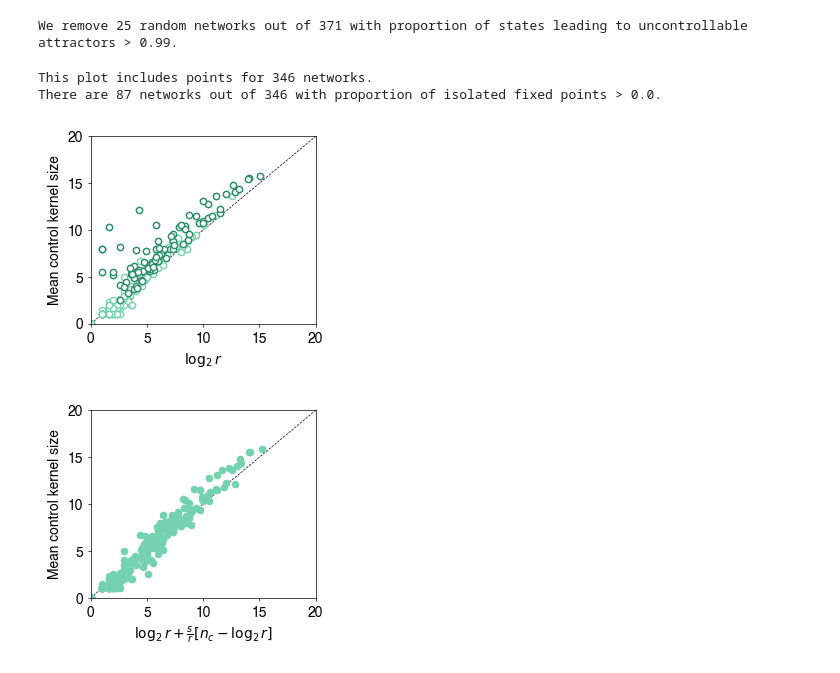
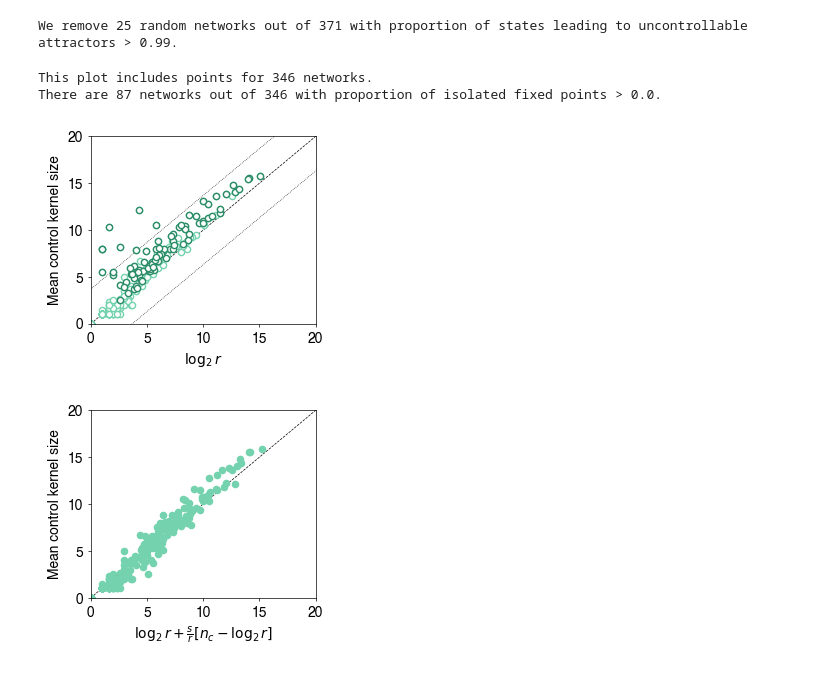
Before and after one commit to bcdaniels/Control-of-Synthetic-Boolean-Networks, a Jupyter notebook: CK_basin_sizes/basin-paper-figures.ipynb, the cells around one changed output. Drawn from its saved outputs; the diff is of its cells as text; code cells hidden in the pictures.

```diff
--- a/CK_basin_sizes/basin-paper-figures.ipynb
+++ b/CK_basin_sizes/basin-paper-figures.ipynb
@@ -709,35 +709,40 @@ plt.scatter(np.log2(dfExactRandomAll_Filtered['number of attractors']),
             s=markersize,
             label='Actual CK size',
             c='w',
             edgecolors=colors1['random'])
 print("This plot includes points for {} networks.".format(dfExactRandomAll_Filtered['mean control kernel size'].count()))
 
 # highlight networks with large proportion of isolated fixed points
 threshold = 0.0
 dfExactRandomAll_largeProp = dfExactRandomAll_Filtered[dfExactRandomAll_Filtered['number of isolated fixed points'] > threshold]
 plt.scatter(np.log2(dfExactRandomAll_largeProp['number of attractors']),
             dfExactRandomAll_largeProp['mean control kernel size'],
             s=markersize,
             label='Actual CK size',
             c='w',
             edgecolors=colors1['random dark'])
 print("There are {} networks out of {} with proportion of isolated fixed points > {}.".format(
     len(dfExactRandomAll_largeProp),len(dfExactRandomAll_Filtered),threshold))
 
 plt.xlabel('$\\log_2{r}$')
 plt.ylabel('Mean control kernel size')
 #plt.xscale('log')
 plt.plot([minsize,maxsize],[minsize,maxsize],'k--',lw=0.5,zorder=-10)
 
+# 2024/7/25 include 3-sigma lines (do we want to include a mean offset?
+sigma_random = 1.23 # from enrico
+plt.plot([minsize,maxsize],[minsize+3*sigma_random,maxsize+3*sigma_random],'k:',lw=0.5,zorder=-10)
+plt.plot([minsize,maxsize],[minsize-3*sigma_random,maxsize-3*sigma_random],'k:',lw=0.5,zorder=-10)
+
 plt.axis(xmin=minsize,xmax=maxsize,ymin=minsize,ymax=maxsize)
 plt.yticks([0,5,10,15,20])
 plt.subplots_adjust(bottom=bottom,top=top,left=left,right=right)
 makePretty()
-plt.savefig('240219_ck_size_vs_log2r_random.pdf')
+plt.savefig('240725_ck_size_vs_log2r_random.pdf')
 # %% [output]
 This plot includes points for 346 networks.
 There are 87 networks out of 346 with proportion of isolated fixed points > 0.0.
-[figure, old version]
+[figure, new version]
 # %%
 # plot actual ck size versus isolated approximation for random networks
 
```
Also changed, not shown: parts of 2 cells of this notebook.
